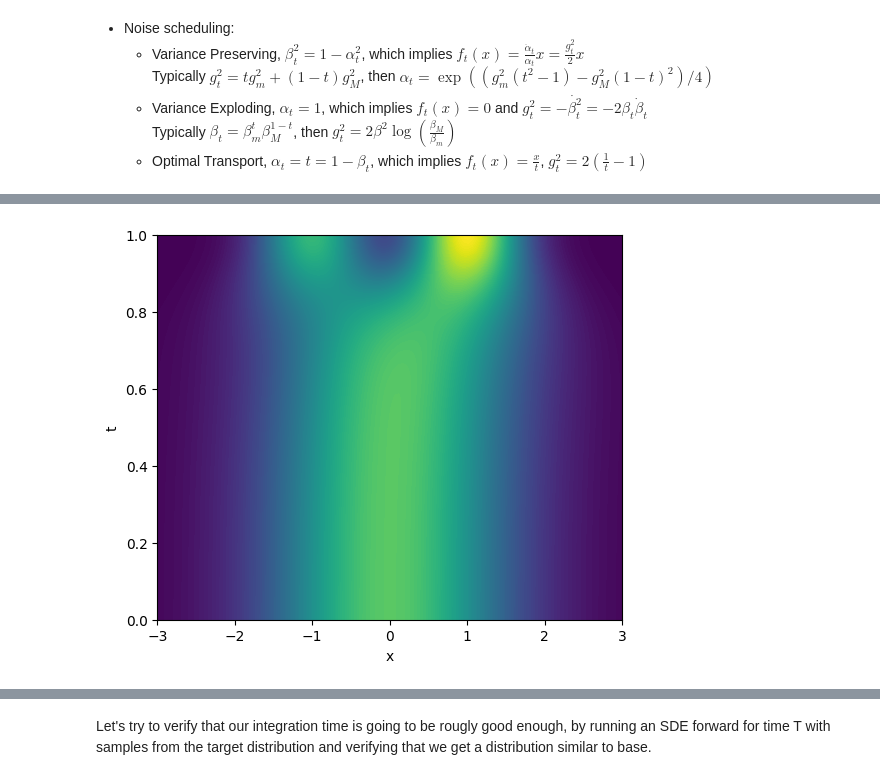
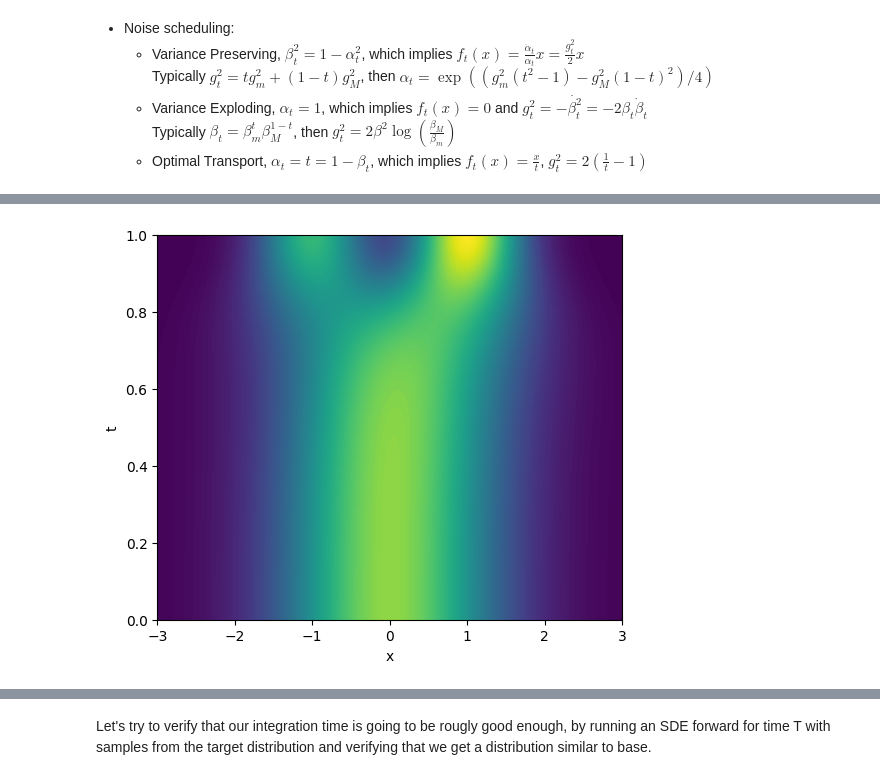
Before and after one commit to hsimonfroy/diffusion-field-level, a Jupyter notebook: TSM.ipynb, the cells around one changed output, grey strips where cells are left out. Cells and saved outputs as stored; diff of their text form; code cells hidden in the pictures.

```diff
--- a/TSM.ipynb
+++ b/TSM.ipynb
@@ -77,10 +81,10 @@ def make_dist(alpha=1., beta=0., d=2, sigma0=1., probs=[0.5, 0.5]):
       mixture_distribution=tfd.Categorical(probs=probs),
       components_distribution=tfd.MultivariateNormalDiag(
           loc=jnp.stack([-alpha * jnp.ones(d), alpha * jnp.ones(d)]),
-          scale_diag=jnp.ones([2, d]) * (sigma0**2 + beta**2)**.5)
+          scale_diag=jnp.ones([2, d]) * ((alpha * sigma0)**2 + beta**2)**.5)
   )
 
-def make_target(t=1, d=2, sigma0=1., probs=[0.5, 0.5]):
+def make_path(t=1, d=2, sigma0=1., probs=[0.5, 0.5]):
   """
   Returns a mixture of two d-dimensional Multivariate Gaussians.
   """
@@ -101,0 +92,22 @@ legend();
+# %%
+d = 1
+sigma0 = 0.5
+probs=[0.4, 0.6]
+make_path = partial(make_path, d=d, sigma0=sigma0, probs=probs)
+base = make_path(0.)
+target = make_path(1.)
+n_samples = 10000
+base_samples = base.sample(n_samples, jr.key(0))
+target_samples = target.sample(n_samples, jr.key(1))
+
+xlim = (-3,3)
+xlin = jnp.linspace(*xlim, 256)[...,None]
+tlin = jnp.linspace(0, 1, 7)[::-1]
+
+for t in tlin:
+    dist_t = make_path(t)
+    plot(xlin, dist_t.prob(xlin), label=f't={t:.2f}');
+plot(xlin, tfd.Normal(loc=0., scale=1.).prob(xlin), ':k', label='standard');
+hist(base_samples, 100, range=xlim, label='base', color=f'C{len(tlin)-1}', density=True,alpha=0.5);
+hist(target_samples, 100, range=xlim, label='target', color='C0', density=True, alpha=0.5);
+legend();
@@ -102,23 +116,19 @@ legend();
 # %%
 # We can visualize this in 2D
 n_discr = 128
-x_grid = jnp.linspace(-3, 3, n_discr)
-t_grid = jnp.linspace(0, 1, n_discr)
-X, T = jnp.meshgrid(x_grid, t_grid)
+xx, tt = jnp.meshgrid(jnp.linspace(*xlim, n_discr), jnp.linspace(0, 1, n_discr))
 
 # Reshape for vmap
-xt_pairs = jnp.stack([T.flatten(), X.flatten()], axis=1)
+xt = jnp.stack([tt.flatten(), xx.flatten()], axis=1)
 def prob_at_tx(tx):
     t, x = tx
-    dist_t = make_target(t)
-    return dist_t.prob(jnp.atleast_2d(x).T).squeeze()
-
-probabilities = jax.vmap(prob_at_tx)(xt_pairs).reshape(n_discr, n_discr)
+    dist_t = make_path(t)
+    return dist_t.prob(x[...,None]).squeeze()
+probabilities = vmap(prob_at_tx)(xt).reshape(n_discr, n_discr)
 
 # Plot the contour
 figure(figsize=(6, 5))
-contourf(X, T, probabilities, 128)
-xlabel('x'), ylabel('t')
-show()
+contourf(xx, tt, probabilities, 128)
+xlabel('x'), ylabel('t');
 # %% [output]
-[figure, old version]
+[figure, new version]
```
Also changed, not shown: parts of 14 cells of this notebook.
